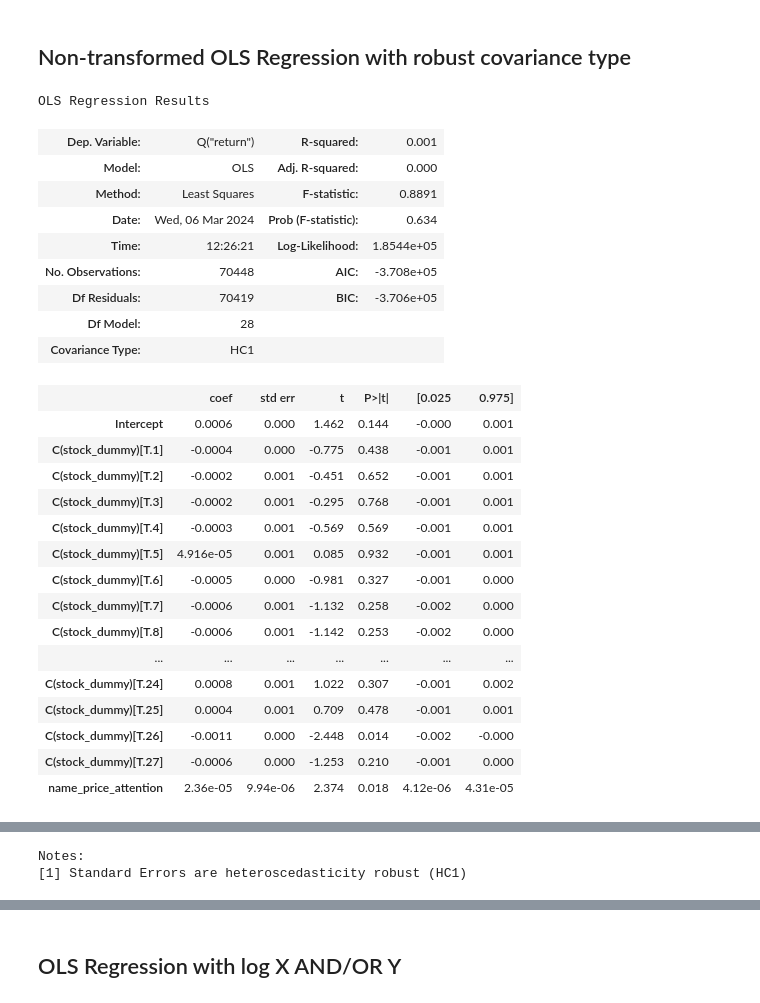
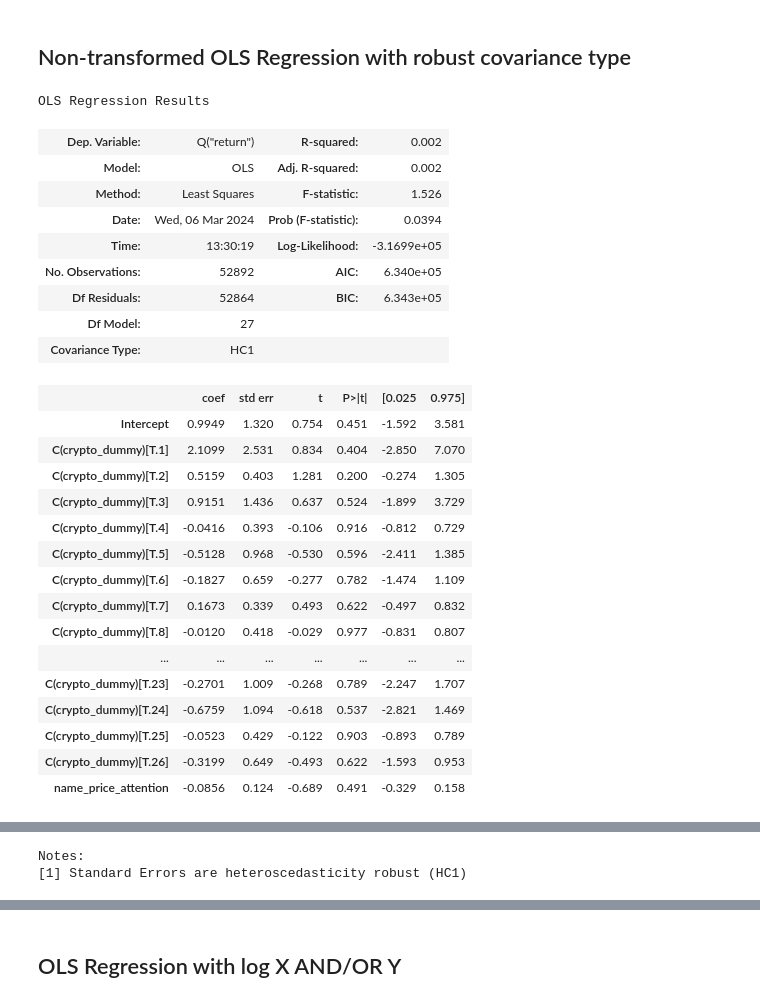
Before and after one commit to senaruetschlin/Investor_Attention, a Jupyter notebook: Robust_regression_crypto_Alex.ipynb, the cells around one changed output, grey strips where cells are left out. Saved outputs shown, nothing was run; the diff lists cells and outputs as text; code cells hidden in the pictures.

```diff
--- a/Robust_regression_crypto_Alex.ipynb
+++ b/Robust_regression_crypto_Alex.ipynb
@@ -20,4 +11,27 @@ df.head()
+# %%
+df = pd.read_csv("complete_crypto_data2.csv", index_col=0)
+#df['daily_volatility'] = df['price'] - df['open']
+
+df = df[df['crypto_name'] != 'ImmutableX']
+df['return'] = round(df.groupby('crypto_name')['Price'].pct_change() * 100,3)
+df['return'] = df['return'].fillna(0)
+df = df[df['return'] < 600]
+
+# Creating Dummy for fixed effects
+df['crypto_dummy'] = df['crypto_name'].astype('category').cat.codes
+df.shape
+
+# Add log attention
+df['log_attention'] = np.log(df['name_price_attention'])
+df['log_attention'] = df['log_attention'].fillna(0)
+
+# Add log returns
+df['log_return'] = np.log(df['return'])
+df['log_return'] = df['log_return'].fillna(0)
+
+# Insert 0 for inf
+df = df.replace([np.inf, -np.inf], 0)
 # %%
-df['stock_dummy'] = df['ticker'].astype('category').cat.codes
+df['crypto_dummy'] = df['crypto_name'].astype('category').cat.codes
 df.head()
 # %% [output]
@@ -137,0 +574,6 @@ fix_seed = 42
+# %%
+#plt.scatter(df['name_price_attention'], df['return'])
+df['log_return'] = np.log(df['return'])
+df['log_attention'] = np.log(df['name_price_attention'])
+#plt.scatter(df['name_price_attention'], df['log_return'])
+plt.scatter(df['log_attention'], df['return'])
@@ -196,3 +770,6 @@ In summary, these statistics suggest that the residuals of your model are not no
+# %%
+df['log_return'] = np.log(df['return'] + 1)
+df['log_name_price_attention'] = np.log(df['name_price_attention'] + 1)
 # %%
 pip install seaborn
 # %% [output]
@@ -239,38 +816,38 @@ plt.show()
 # %%
 from statsmodels.formula.api import ols
 
 # Fit the model
-model_1 = ols('Q("return") ~ name_price_attention + C(stock_dummy) ', data=df).fit()
+model_1 = ols('Q("return") ~ name_price_attention + C(crypto_dummy) ', data=df).fit()
 
 # Get robust covariance results
 robust_model_1 = model_1.get_robustcov_results()  # solving the heteroskedasticity issue of non robust model
 
 # Print the summary
 robust_model_1.summary()
 # %% [output]
 OLS Regression Results
-| Dep. Variable: | Q("return") | R-squared: | 0.001 |
-| Model: | OLS | Adj. R-squared: | 0.000 |
-| Method: | Least Squares | F-statistic: | 0.8891 |
-| Date: | Wed, 06 Mar 2024 | Prob (F-statistic): | 0.634 |
-| Time: | 12:26:21 | Log-Likelihood: | 1.8544e+05 |
-| No. Observations: | 70448 | AIC: | -3.708e+05 |
-| Df Residuals: | 70419 | BIC: | -3.706e+05 |
-| Df Model: | 28 |  |  |
+| Dep. Variable: | Q("return") | R-squared: | 0.002 |
+| Model: | OLS | Adj. R-squared: | 0.002 |
+| Method: | Least Squares | F-statistic: | 1.526 |
+| Date: | Wed, 06 Mar 2024 | Prob (F-statistic): | 0.0394 |
+| Time: | 13:30:19 | Log-Likelihood: | -3.1699e+05 |
+| No. Observations: | 52892 | AIC: | 6.340e+05 |
+| Df Residuals: | 52864 | BIC: | 6.343e+05 |
+| Df Model: | 27 |  |  |
 | Covariance Type: | HC1 |  |  |
 |  | coef | std err | t | P>|t| | [0.025 | 0.975] |
-| Intercept | 0.0006 | 0.000 | 1.462 | 0.144 | -0.000 | 0.001 |
-| C(stock_dummy)[T.1] | -0.0004 | 0.000 | -0.775 | 0.438 | -0.001 | 0.001 |
-| C(stock_dummy)[T.2] | -0.0002 | 0.001 | -0.451 | 0.652 | -0.001 | 0.001 |
-| C(stock_dummy)[T.3] | -0.0002 | 0.001 | -0.295 | 0.768 | -0.001 | 0.001 |
-| C(stock_dummy)[T.4] | -0.0003 | 0.001 | -0.569 | 0.569 | -0.001 | 0.001 |
-| C(stock_dummy)[T.5] | 4.916e-05 | 0.001 | 0.085 | 0.932 | -0.001 | 0.001 |
-| C(stock_dummy)[T.6] | -0.0005 | 0.000 | -0.981 | 0.327 | -0.001 | 0.000 |
-| C(stock_dummy)[T.7] | -0.0006 | 0.001 | -1.132 | 0.258 | -0.002 | 0.000 |
-| C(stock_dummy)[T.8] | -0.0006 | 0.001 | -1.142 | 0.253 | -0.002 | 0.000 |
+| Intercept | 0.9949 | 1.320 | 0.754 | 0.451 | -1.592 | 3.581 |
+| C(crypto_dummy)[T.1] | 2.1099 | 2.531 | 0.834 | 0.404 | -2.850 | 7.070 |
+| C(crypto_dummy)[T.2] | 0.5159 | 0.403 | 1.281 | 0.200 | -0.274 | 1.305 |
+| C(crypto_dummy)[T.3] | 0.9151 | 1.436 | 0.637 | 0.524 | -1.899 | 3.729 |
+| C(crypto_dummy)[T.4] | -0.0416 | 0.393 | -0.106 | 0.916 | -0.812 | 0.729 |
+| C(crypto_dummy)[T.5] | -0.5128 | 0.968 | -0.530 | 0.596 | -2.411 | 1.385 |
+| C(crypto_dummy)[T.6] | -0.1827 | 0.659 | -0.277 | 0.782 | -1.474 | 1.109 |
+| C(crypto_dummy)[T.7] | 0.1673 | 0.339 | 0.493 | 0.622 | -0.497 | 0.832 |
+| C(crypto_dummy)[T.8] | -0.0120 | 0.418 | -0.029 | 0.977 | -0.831 | 0.807 |
 | ... | ... | ... | ... | ... | ... | ... |
-| C(stock_dummy)[T.24] | 0.0008 | 0.001 | 1.022 | 0.307 | -0.001 | 0.002 |
-| C(stock_dummy)[T.25] | 0.0004 | 0.001 | 0.709 | 0.478 | -0.001 | 0.001 |
-| C(stock_dummy)[T.26] | -0.0011 | 0.000 | -2.448 | 0.014 | -0.002 | -0.000 |
-| C(stock_dummy)[T.27] | -0.0006 | 0.000 | -1.253 | 0.210 | -0.001 | 0.000 |
-| name_price_attention | 2.36e-05 | 9.94e-06 | 2.374 | 0.018 | 4.12e-06 | 4.31e-05 |
+| C(crypto_dummy)[T.23] | -0.2701 | 1.009 | -0.268 | 0.789 | -2.247 | 1.707 |
+| C(crypto_dummy)[T.24] | -0.6759 | 1.094 | -0.618 | 0.537 | -2.821 | 1.469 |
+| C(crypto_dummy)[T.25] | -0.0523 | 0.429 | -0.122 | 0.903 | -0.893 | 0.789 |
+| C(crypto_dummy)[T.26] | -0.3199 | 0.649 | -0.493 | 0.622 | -1.593 | 0.953 |
+| name_price_attention | -0.0856 | 0.124 | -0.689 | 0.491 | -0.329 | 0.158 |
```
Also changed, not shown: parts of 48 cells of this notebook, 2 other files.
